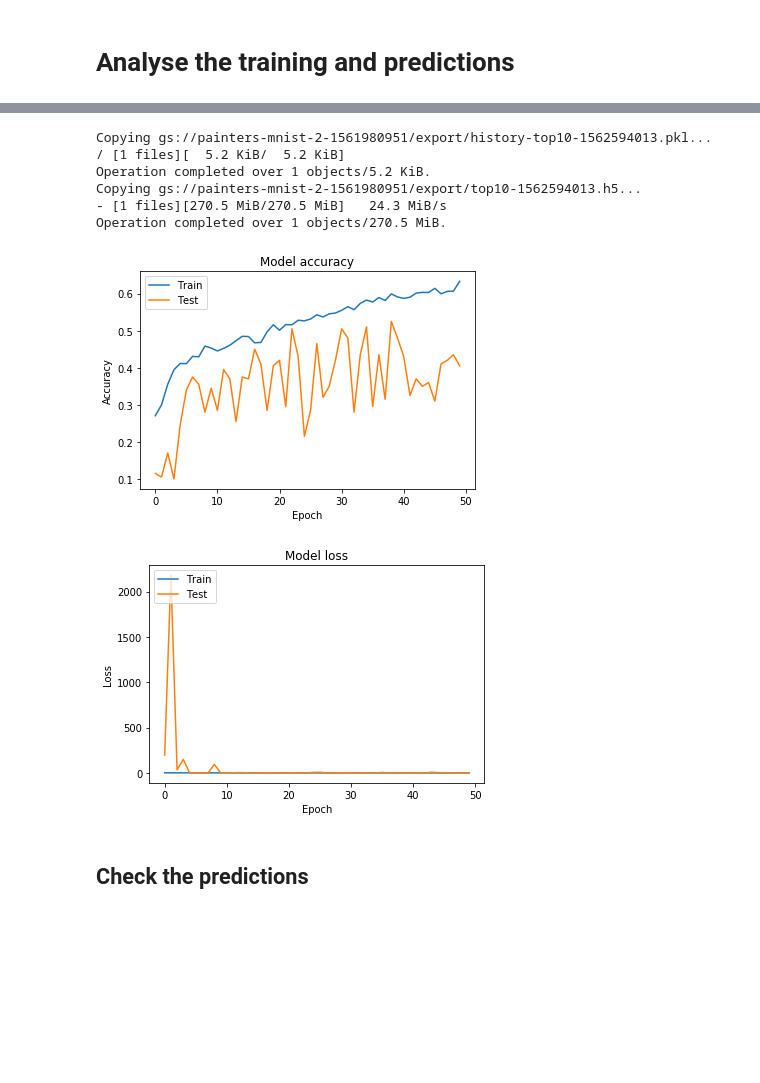
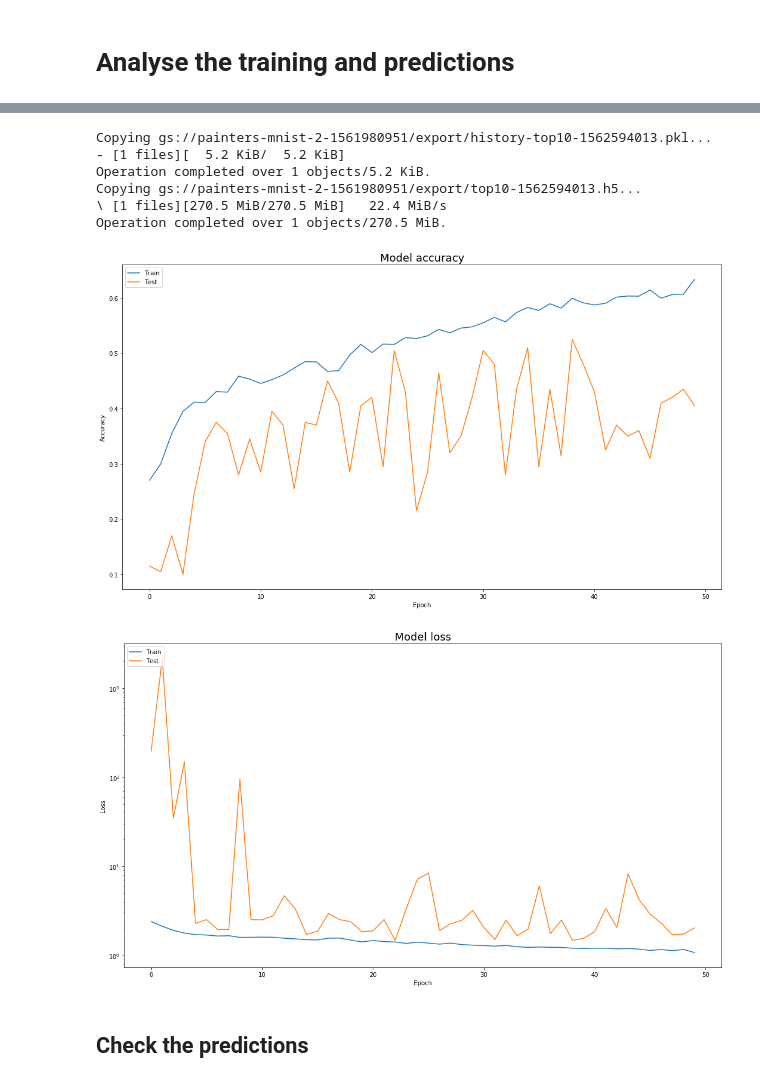
Before and after one commit to mozzhorin/painter-by-numbers, a Jupyter notebook: notebooks/test_model.ipynb, the cells around one changed output, grey strips where cells are left out. Saved outputs shown, nothing was run; the diff lists cells and outputs as text; code cells hidden in the pictures; blank space fills up the shorter version.

```diff
--- a/notebooks/test_model.ipynb
+++ b/notebooks/test_model.ipynb
@@ -40,40 +38,44 @@ bucket = 'gs://painters-mnist-2-1561980951/export/'
 hist_name = 'history-top10-1562594013.pkl'
 model_name = 'top10-1562594013.h5'
 
-hist_path = '/tmp/' + hist_name
-model_path = '/tmp/' + model_name
+download_dir = '/home/mo/Downloads/painters/'
+hist_path = download_dir + hist_name
+model_path = download_dir + model_name
 
 !gsutil cp {bucket}{hist_name} {hist_path}
 !gsutil cp {bucket}{model_name} {model_path}
 # %% [output]
 Copying gs://painters-mnist-2-1561980951/export/history-top10-1562594013.pkl...
-/ [1 files][  5.2 KiB/  5.2 KiB]
+- [1 files][  5.2 KiB/  5.2 KiB]
 Operation completed over 1 objects/5.2 KiB.
 Copying gs://painters-mnist-2-1561980951/export/top10-1562594013.h5...
-- [1 files][270.5 MiB/270.5 MiB]   24.3 MiB/s
+\ [1 files][270.5 MiB/270.5 MiB]   22.4 MiB/s
 Operation completed over 1 objects/270.5 MiB.
 # %%
 hist = pickle.load(open(hist_path, 'rb'))
 # %%
+plt.figure(figsize=(18,10))
 plt.plot(hist['acc'])
 plt.plot(hist['val_acc'])
-plt.title('Model accuracy')
+plt.title('Model accuracy', fontsize=18)
 plt.ylabel('Accuracy')
 plt.xlabel('Epoch')
 plt.legend(['Train', 'Test'], loc='upper left')
 plt.show()
 
 # Plot training & validation loss values
+plt.figure(figsize=(18,10))
 plt.plot(hist['loss'])
 plt.plot(hist['val_loss'])
-plt.title('Model loss')
+plt.title('Model loss', fontsize=18)
+plt.yscale('log')
 plt.ylabel('Loss')
 plt.xlabel('Epoch')
 plt.legend(['Train', 'Test'], loc='upper left')
 plt.show()
 # %% [output]
-[figure, old version]
+[figure, new version]
-[figure, old version]
+[figure, new version]
 # %% [markdown]
 ## Check the predictions
 # %%
```
Also changed, not shown: parts of 4 cells of this notebook, 30 other files.
